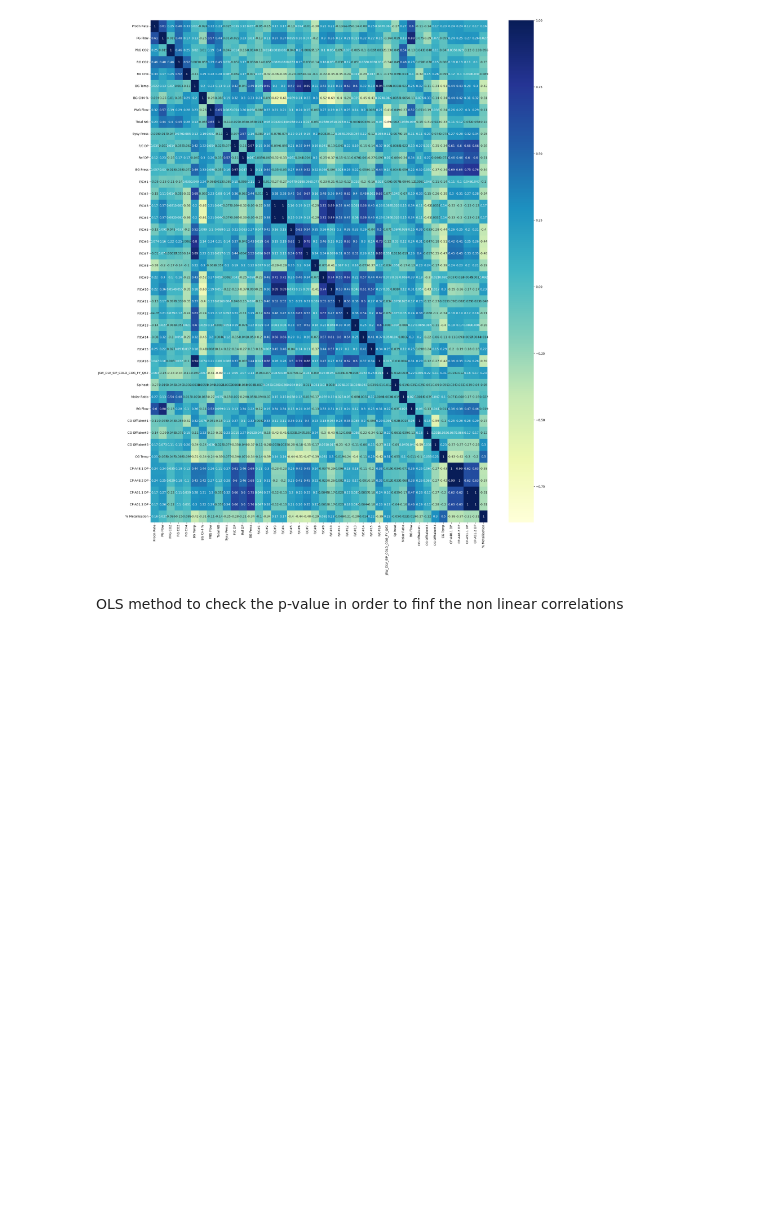
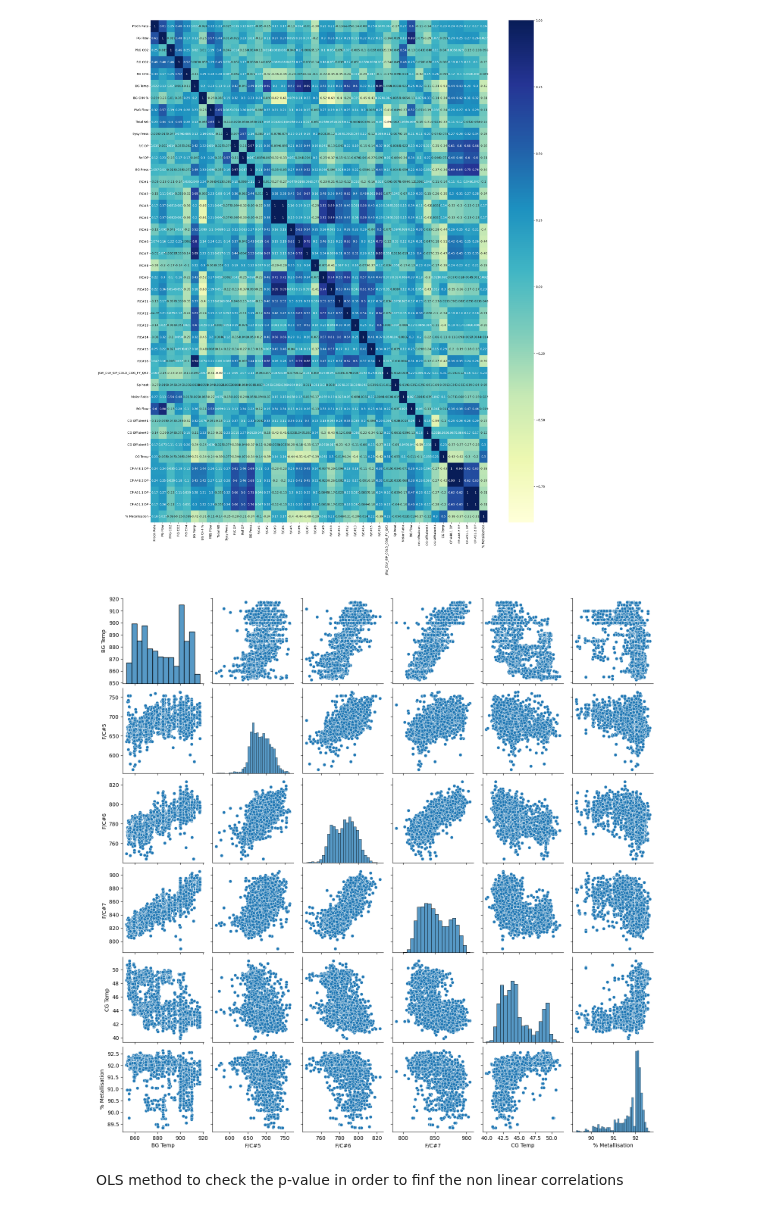
Before and after one commit to shivakshisharma/SIP_Metallisation_Project, a Jupyter notebook: SIP_project_Metallisation_V1_2.ipynb, the cells around one changed output. Drawn from its saved outputs; the diff is of its cells as text; code cells hidden in the pictures; blank space fills up the shorter version.

```diff
--- a/SIP_project_Metallisation_V1_2.ipynb
+++ b/SIP_project_Metallisation_V1_2.ipynb
@@ -138,19 +219,21 @@ plt.show()
 # %%
 df1 = pd.DataFrame()
 
 # Calculate correlation with '% Metallisation' column
-corr_with_metallisation = df.corrwith(df['% Metallisation'])
+corr_with_metallisation = new_df.corrwith(new_df['% Metallisation'])
 
 # Iterate over the correlation values
 for column, correlation in corr_with_metallisation.items():
     # Check if correlation is greater than or equal to 0.4
-    if abs(correlation) >= 0.15:
+    if abs(correlation) >= 0.4:
         # Add the column to df1
-        df1[column] = df[column]
+        df1[column] = new_df[column]
 
 # Concatenate df1 with the '% Metallisation' column
-df1['% Metallisation'] = df['% Metallisation']
+df1['% Metallisation'] = new_df['% Metallisation']
 
 # Create pair plots
 sns.pairplot(df1)
 plt.show()
+# %% [output]
+[figure, added]
```
Also changed, not shown: parts of 55 cells of this notebook.
